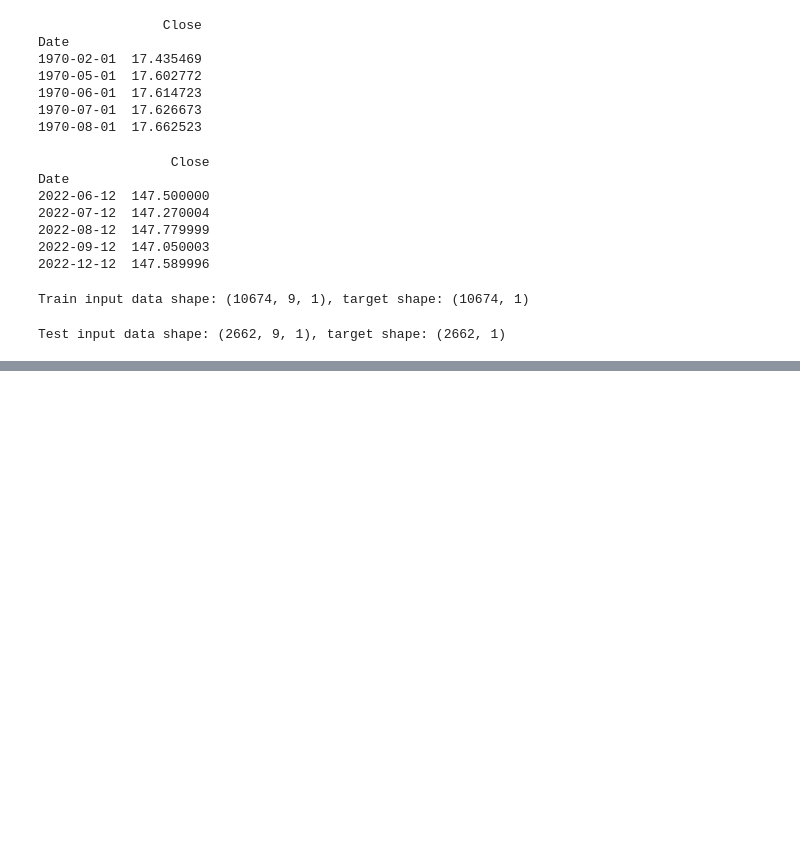
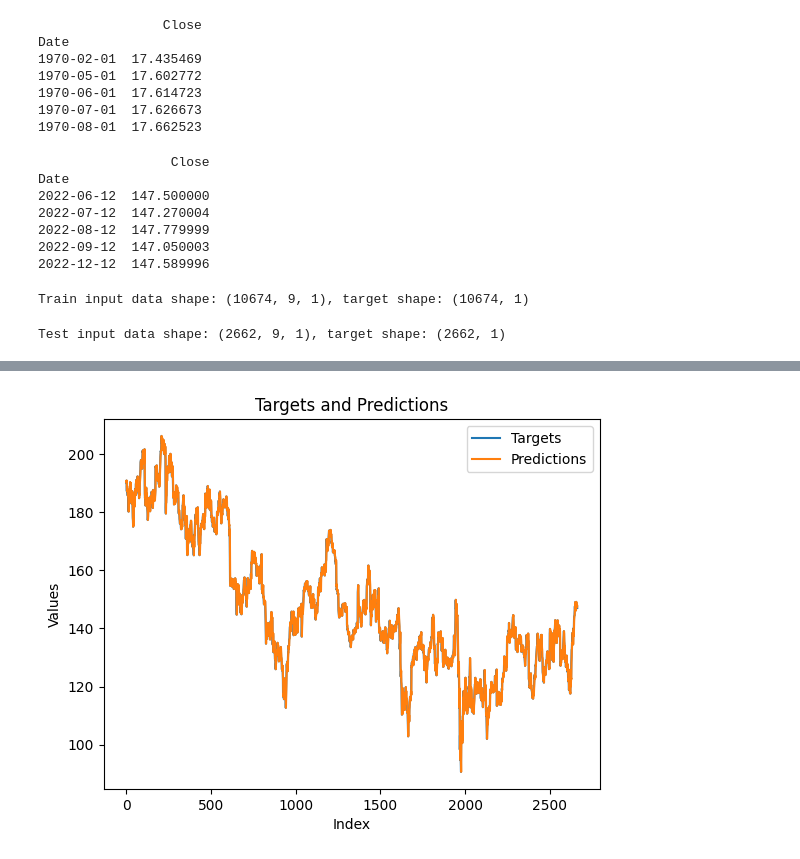
Before and after one commit to aryamanpandya99/RecurrentNetworks, a Jupyter notebook: RNN_from_scratch/simple_RNN.ipynb, the cells around one changed output, grey strips where cells are left out. Cells and saved outputs as stored; diff of their text form; code cells hidden in the pictures; blank space fills up the shorter version.

```diff
--- a/RNN_from_scratch/simple_RNN.ipynb
+++ b/RNN_from_scratch/simple_RNN.ipynb
@@ -263,0 +317,19 @@ plt.plot(losses)
+# %%
+fig, ax = plt.subplots()
+
+# Add the targets and predictions to the plot
+ax.plot(target_list, label='Targets')
+ax.plot(predicted_list, label='Predictions')
+
+# Add labels and title
+ax.set_xlabel('Index')
+ax.set_ylabel('Values')
+ax.set_title('Targets and Predictions')
+
+# Add a legend
+ax.legend()
+
+# Show the plot
+plt.show()
+# %% [output]
+[figure, added]
```
Also changed, not shown: parts of 13 cells of this notebook.
